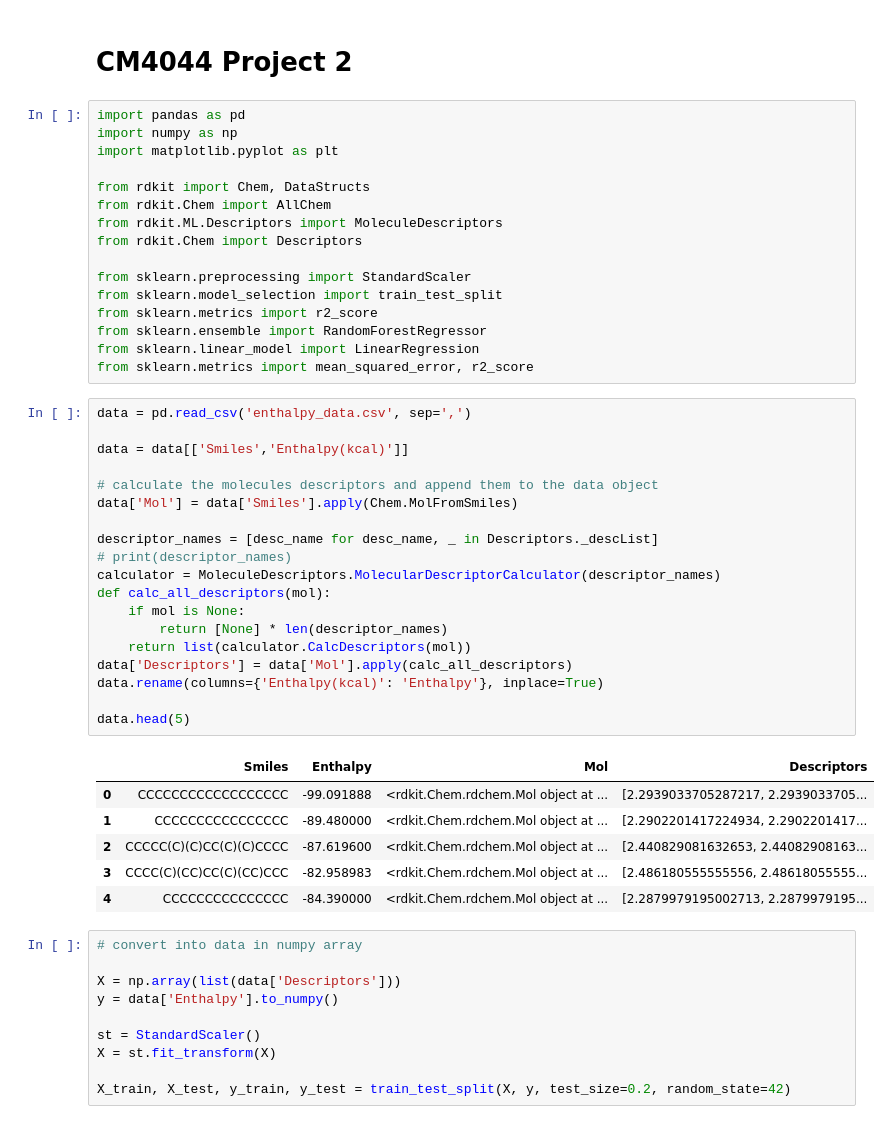
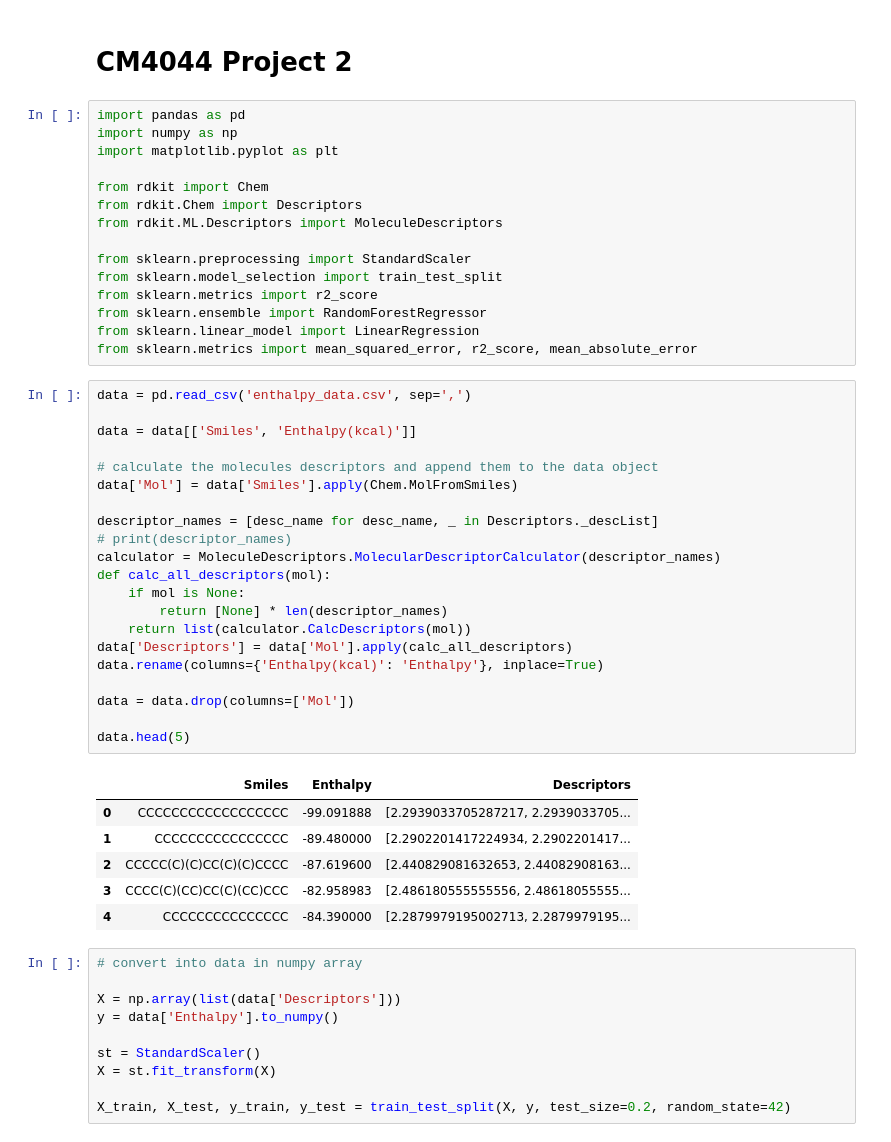
Before and after one commit to tracehhh/NTU-CM4044-ML-Mini-project-2, a Jupyter notebook: CM4044 Project 2.ipynb, the cells around one changed output. Cells and saved outputs as stored; diff of their text form.

```diff
--- a/CM4044 Project 2.ipynb
+++ b/CM4044 Project 2.ipynb
@@ -5,43 +5,44 @@ import pandas as pd
 import numpy as np
 import matplotlib.pyplot as plt
 
-from rdkit import Chem, DataStructs
-from rdkit.Chem import AllChem
+from rdkit import Chem
+from rdkit.Chem import Descriptors
 from rdkit.ML.Descriptors import MoleculeDescriptors
-from rdkit.Chem import Descriptors
 
 from sklearn.preprocessing import StandardScaler
 from sklearn.model_selection import train_test_split
 from sklearn.metrics import r2_score
 from sklearn.ensemble import RandomForestRegressor
 from sklearn.linear_model import LinearRegression
-from sklearn.metrics import mean_squared_error, r2_score
+from sklearn.metrics import mean_squared_error, r2_score, mean_absolute_error
 # %%
 data = pd.read_csv('enthalpy_data.csv', sep=',')
 
-data = data[['Smiles','Enthalpy(kcal)']]
+data = data[['Smiles', 'Enthalpy(kcal)']]
 
 # calculate the molecules descriptors and append them to the data object
 data['Mol'] = data['Smiles'].apply(Chem.MolFromSmiles)
 
 descriptor_names = [desc_name for desc_name, _ in Descriptors._descList]
 # print(descriptor_names)
 calculator = MoleculeDescriptors.MolecularDescriptorCalculator(descriptor_names)
 def calc_all_descriptors(mol):
     if mol is None:
         return [None] * len(descriptor_names)
     return list(calculator.CalcDescriptors(mol))
 data['Descriptors'] = data['Mol'].apply(calc_all_descriptors)
 data.rename(columns={'Enthalpy(kcal)': 'Enthalpy'}, inplace=True)
 
+data = data.drop(columns=['Mol'])
+
 data.head(5)
 # %% [output]
-|  | Smiles | Enthalpy | Mol | Descriptors |
-| 0 | CCCCCCCCCCCCCCCCCC | -99.091888 | <rdkit.Chem.rdchem.Mol object at ... | [2.2939033705287217, 2.2939033705... |
-| 1 | CCCCCCCCCCCCCCCC | -89.480000 | <rdkit.Chem.rdchem.Mol object at ... | [2.2902201417224934, 2.2902201417... |
-| 2 | CCCCC(C)(C)CC(C)(C)CCCC | -87.619600 | <rdkit.Chem.rdchem.Mol object at ... | [2.440829081632653, 2.44082908163... |
-| 3 | CCCC(C)(CC)CC(C)(CC)CCC | -82.958983 | <rdkit.Chem.rdchem.Mol object at ... | [2.486180555555556, 2.48618055555... |
-| 4 | CCCCCCCCCCCCCCC | -84.390000 | <rdkit.Chem.rdchem.Mol object at ... | [2.2879979195002713, 2.2879979195... |
+|  | Smiles | Enthalpy | Descriptors |
+| 0 | CCCCCCCCCCCCCCCCCC | -99.091888 | [2.2939033705287217, 2.2939033705... |
+| 1 | CCCCCCCCCCCCCCCC | -89.480000 | [2.2902201417224934, 2.2902201417... |
+| 2 | CCCCC(C)(C)CC(C)(C)CCCC | -87.619600 | [2.440829081632653, 2.44082908163... |
+| 3 | CCCC(C)(CC)CC(C)(CC)CCC | -82.958983 | [2.486180555555556, 2.48618055555... |
+| 4 | CCCCCCCCCCCCCCC | -84.390000 | [2.2879979195002713, 2.2879979195... |
 # %%
 # convert into data in numpy array
 
```
Also changed, not shown: parts of 3 cells of this notebook.
